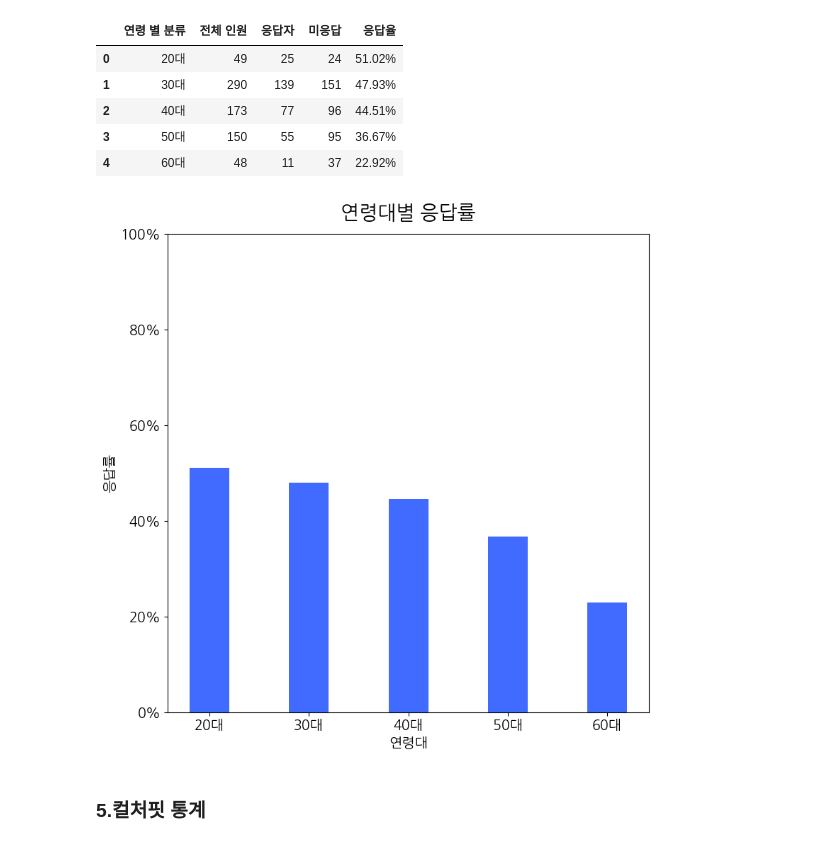
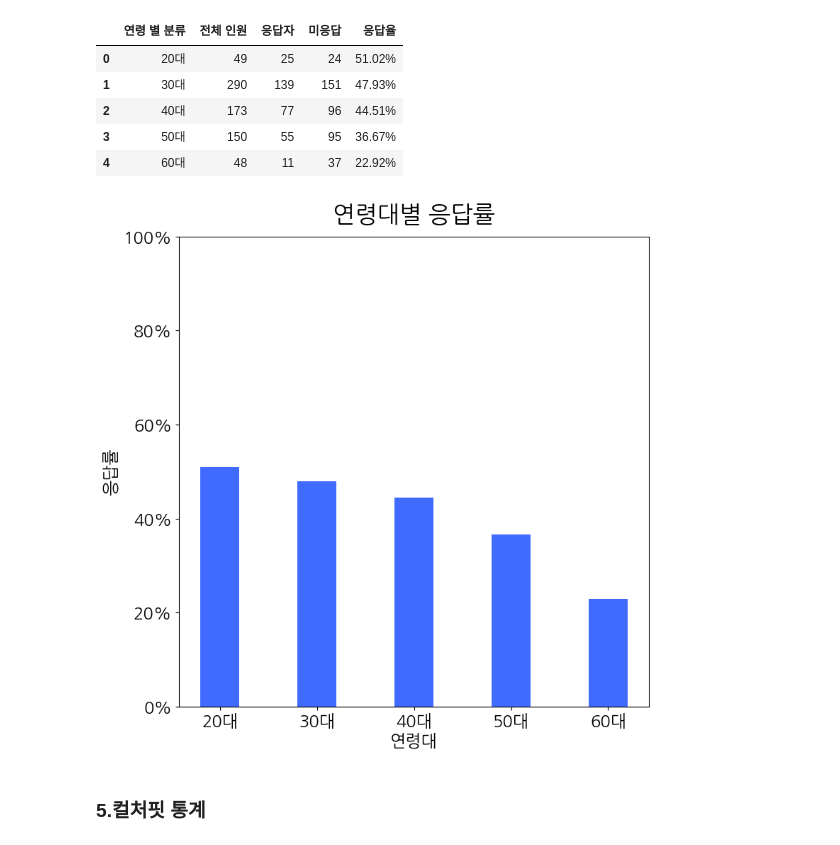
Before and after one commit to pervin0527/EDA-Tools, a Jupyter notebook: notebooks/test.ipynb, the cells around one changed output. Drawn from its saved outputs; the diff is of its cells as text; code cells hidden in the pictures.

```diff
--- a/notebooks/test.ipynb
+++ b/notebooks/test.ipynb
@@ -6,6 +6,8 @@ import matplotlib.pyplot as plt
 import matplotlib.font_manager as fm
 # %%
 save_path = "./plots"
+title_size = 24
+text_size = 17
 # %%
 # 한글 폰트 설정
 font_path = "/usr/share/fonts/truetype/nanum/NanumGothic.ttf"  # 시스템에서 설치된 폰트 경로 확인
@@ -200,43 +196,39 @@ from matplotlib.ticker import PercentFormatter
 # 응답율을 소수로 변환
 age_data['응답율'] = age_data['응답율'].str.replace('%', '').astype(float) / 100
 
 # 연령대 및 응답율 추출
 ages = age_data['연령 별 분류'].tolist()
 response_rates = age_data['응답율'].tolist()
-
-# 폰트 크기 설정
-text_and_label_size = 14
-title_font_size = 20
 
 # 그래프 생성
 fig, ax = plt.subplots(figsize=(8, 8))
 
 x = np.arange(len(ages))
 bar_width = 0.4
 
 # 막대 그래프
 ax.bar(x, response_rates, color='#1246FF', alpha=0.8, width=bar_width)
 
 # 축 및 제목 설정
-ax.set_xlabel("연령대", fontsize=text_and_label_size)
-ax.set_ylabel("응답률", fontsize=text_and_label_size)
+ax.set_xlabel("연령대", fontsize=text_size)
+ax.set_ylabel("응답률", fontsize=text_size)
 ax.set_xticks(x)
-ax.set_xticklabels(ages, fontsize=text_and_label_size)
-ax.tick_params(axis='y', labelsize=text_and_label_size)
-ax.set_title("연령대별 응답률", fontsize=title_font_size, pad=15)
+ax.set_xticklabels(ages, fontsize=text_size)
+ax.tick_params(axis='y', labelsize=text_size)
+ax.set_title("연령대별 응답률", fontsize=title_size, pad=15)
 
 # y축 포맷을 0% ~ 100%로 설정
 ax.yaxis.set_major_formatter(PercentFormatter(1))
 
 # y축 범위 설정
 ax.set_ylim(0, 1)  # 응답율 범위 (0% ~ 100%)
 
 # 그래프 출력
 plt.tight_layout()
 plt.savefig(f"{save_path}/03-연령대별 응답률.png", dpi=300, bbox_inches="tight")
 plt.show()
 # %% [output]
-[figure, old version]
+[figure, new version]
 # %% [markdown]
 ### 5.컬처핏 통계
 # %% [markdown]
```
Also changed, not shown: parts of 12 cells of this notebook, 10 other files.
